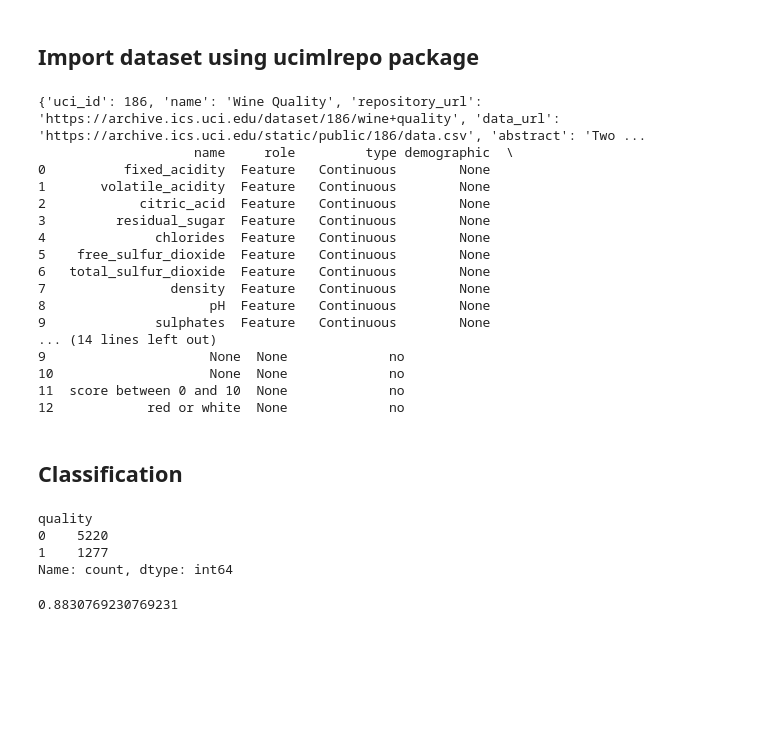
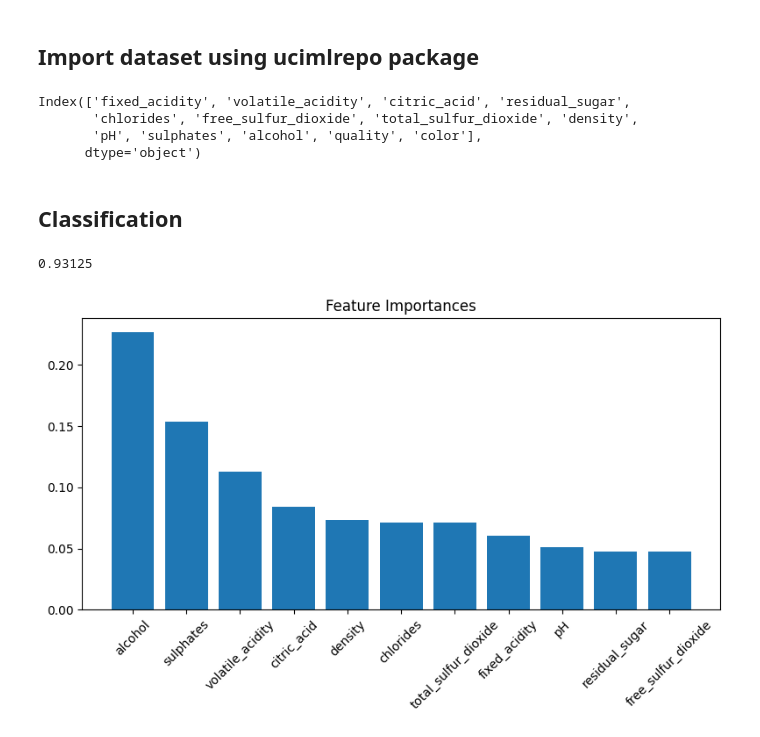
Before and after one commit to jasminejsun/uncorking-wine-quality, a Jupyter notebook: wine-quality-analysis.ipynb, the cells around one changed output. Saved outputs shown, nothing was run; the diff lists cells and outputs as text; code cells hidden in the pictures; blank space fills up the shorter version.

Commit message:
linear dimension reduction + dataset filtering

```diff
--- a/wine-quality-analysis.ipynb
+++ b/wine-quality-analysis.ipynb
@@ -6,44 +11,26 @@ from ucimlrepo import fetch_ucirepo
 # fetch dataset
 wine_quality = fetch_ucirepo(id=186)
 
-# data (as pandas dataframes)
-X = wine_quality.data.features
-y = wine_quality.data.targets
+# data
+df = wine_quality.data.original
+df.columns
 
-# metadata
-print(wine_quality.metadata)
+# red and white wine have different production methods and different chemical qualities (for example, red wines have higher tannins and lower sugar levels)
+# thus, we will only be looking at red wine
+df_red = df[df["color"] == "red"].copy()
 
-# variable information
-print(wine_quality.variables)
+X = df_red.drop(columns=["quality", "color"])
+y = (df_red["quality"] >= 7).astype(int)
+
+df = wine_quality.data.original
+df.columns
 # %% [output]
-{'uci_id': 186, 'name': 'Wine Quality', 'repository_url': 'https://archive.ics.uci.edu/dataset/186/wine+quality', 'data_url': 'https://archive.ics.uci.edu/static/public/186/data.csv', 'abstract': 'Two ...
-                    name     role         type demographic  \
-0          fixed_acidity  Feature   Continuous        None
-1       volatile_acidity  Feature   Continuous        None
-2            citric_acid  Feature   Continuous        None
-3         residual_sugar  Feature   Continuous        None
-4              chlorides  Feature   Continuous        None
-5    free_sulfur_dioxide  Feature   Continuous        None
-6   total_sulfur_dioxide  Feature   Continuous        None
-7                density  Feature   Continuous        None
-8                     pH  Feature   Continuous        None
-9              sulphates  Feature   Continuous        None
-... (14 lines left out)
-9                     None  None             no
-10                    None  None             no
-11  score between 0 and 10  None             no
-12            red or white  None             no
+Index(['fixed_acidity', 'volatile_acidity', 'citric_acid', 'residual_sugar',
+       'chlorides', 'free_sulfur_dioxide', 'total_sulfur_dioxide', 'density',
+       'pH', 'sulphates', 'alcohol', 'quality', 'color'],
+      dtype='object')
 # %% [markdown]
 ## Classification
-# %%
-# since the quality target variable is from a score of 1-10 instead of labels 'high' and 'low', we need to convert it
-y = (y["quality"] >= 7).astype(int) # we use 7 as a threshold to distinguish high from low quality
-y.value_counts()
-# %% [output]
-quality
-0    5220
-1    1277
-Name: count, dtype: int64
 # %%
 # split the dataset
 X_train, X_test, y_train, y_test = train_test_split(
@@ -75,4 +62,16 @@ test_acc = accuracy_score(y_test, y_test_pred)
 
 print(test_acc)
 # %% [output]
-0.8830769230769231
+0.93125
+# %%
+importances = clf.feature_importances_
+indices = np.argsort(importances)[::-1]
+
+plt.figure(figsize=(8,5))
+plt.title("Feature Importances")
+plt.bar(range(len(importances)), importances[indices], align='center')
+plt.xticks(range(len(importances)), X.columns[indices], rotation=45)
+plt.tight_layout()
+plt.show()
+# %% [output]
+[figure, added]
```
Also changed, not shown: parts of 7 cells of this notebook.
